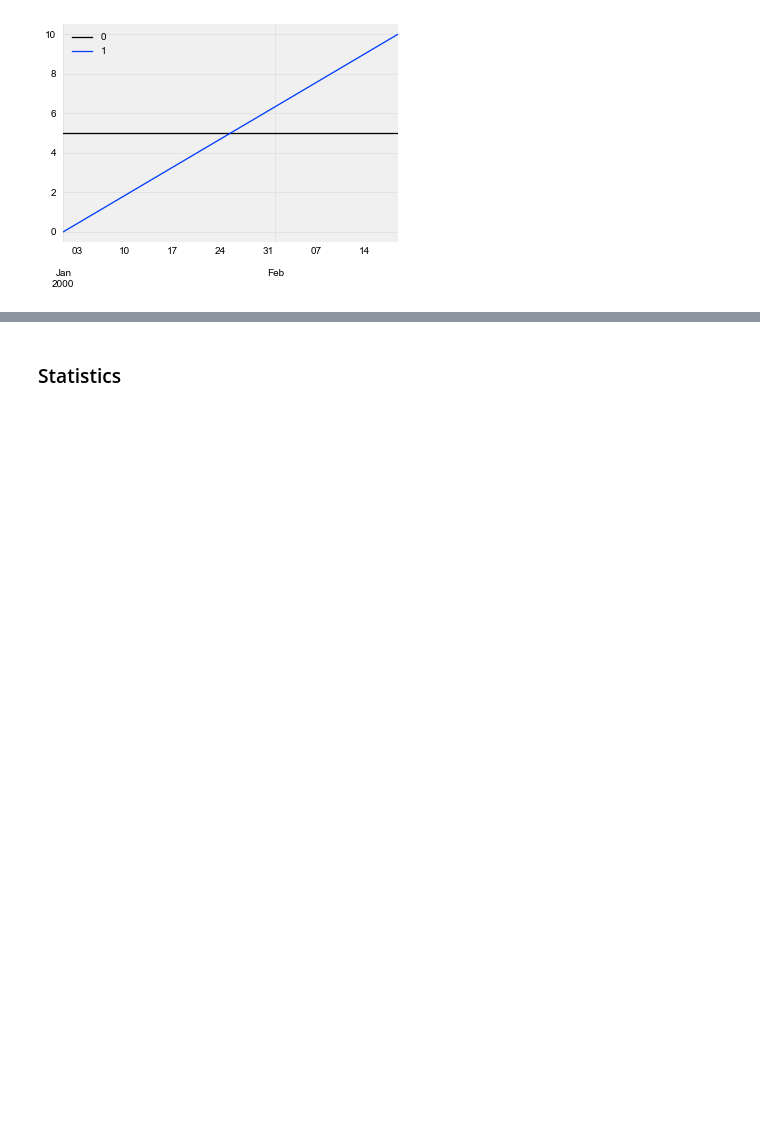
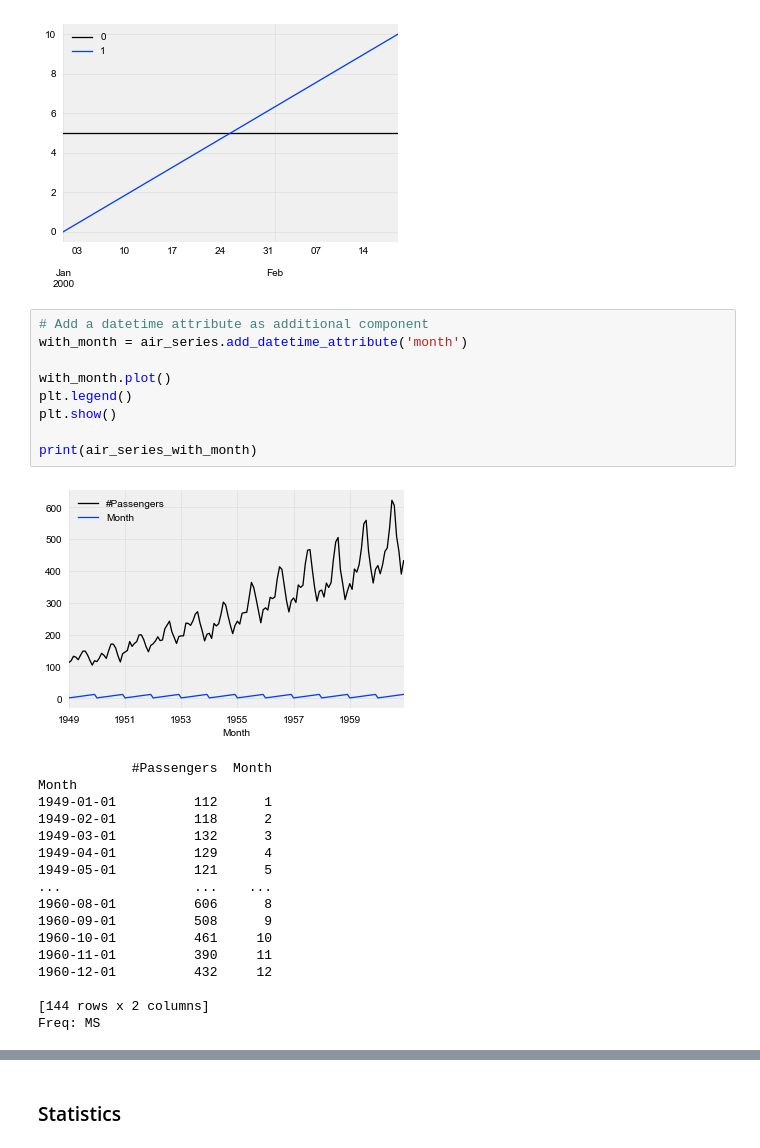
Before and after one commit to spazzy/darts, a Jupyter notebook: examples/darts-detailed-overview.ipynb, the cells around one changed output, grey strips where cells are left out. Cells and saved outputs as stored; diff of their text form; blank space fills up the shorter version.

```diff
--- a/examples/darts-detailed-overview.ipynb
+++ b/examples/darts-detailed-overview.ipynb
@@ -177,3 +173,30 @@ plt.show()
 # %% [output]
 [figure]
 [figure]
+# %%
+# Add a datetime attribute as additional component
+with_month = air_series.add_datetime_attribute('month')
+
+with_month.plot()
+plt.legend()
+plt.show()
+
+print(air_series_with_month)
+# %% [output]
+[figure, added]
+            #Passengers  Month
+Month
+1949-01-01          112      1
+1949-02-01          118      2
+1949-03-01          132      3
+1949-04-01          129      4
+1949-05-01          121      5
+...                 ...    ...
+1960-08-01          606      8
+1960-09-01          508      9
+1960-10-01          461     10
+1960-11-01          390     11
+1960-12-01          432     12
+
+[144 rows x 2 columns]
+Freq: MS
```
Also changed, not shown: parts of 37 cells of this notebook, 1 other file.
